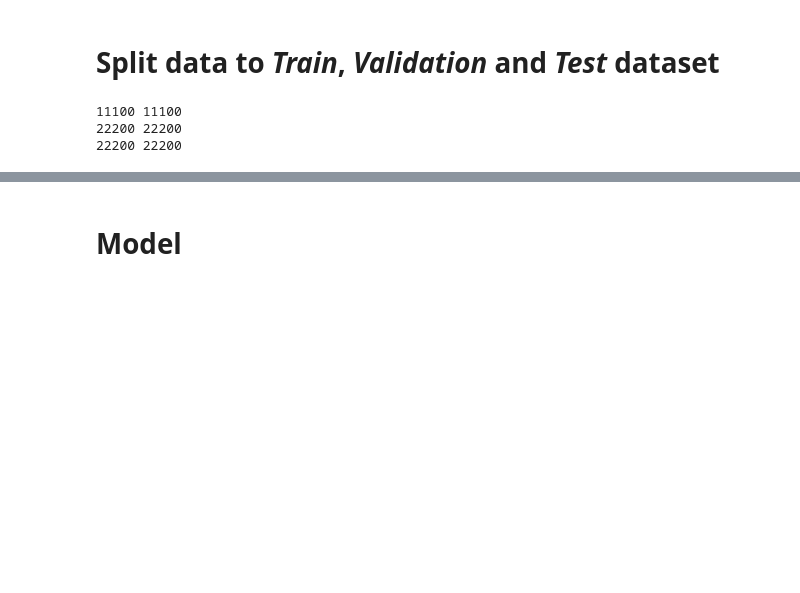
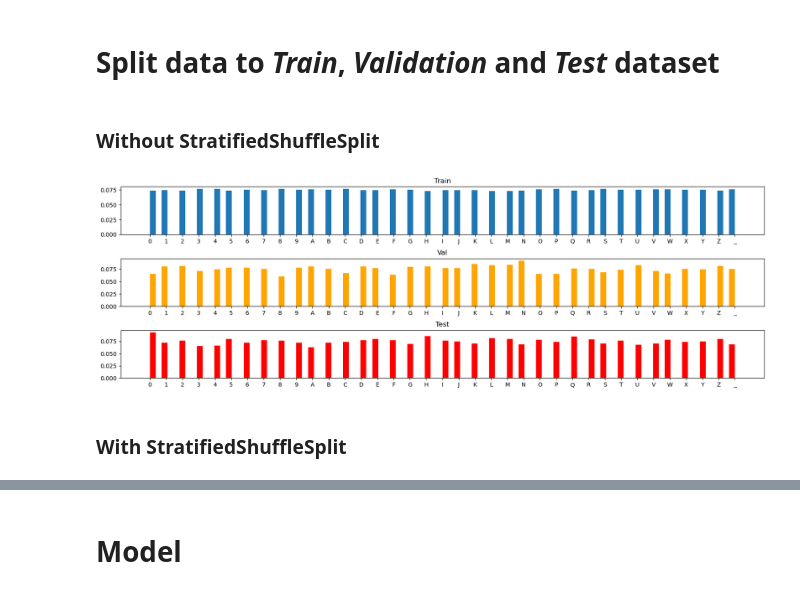
Before and after one commit to KubaOfca/Sign-Language-Recognition, a Jupyter notebook: model.ipynb, the cells around one changed output, grey strips where cells are left out. Saved outputs shown, nothing was run; the diff lists cells and outputs as text; code cells hidden in the pictures; blank space fills up the shorter version.

```diff
--- a/model.ipynb
+++ b/model.ipynb
@@ -116,17 +126,31 @@ plt.show()
 [figure]
 # %% [markdown]
 # Split data to _Train_, _Validation_ and _Test_ dataset
+# %% [markdown]
+### Without StratifiedShuffleSplit
 # %%
 X = [element[0] for element in sign_lng_dataset]
 y = [element[1] for element in sign_lng_dataset]
 # %%
-X_train, X_test, y_train, y_test = train_test_split(X, y, test_size = 0.8)
+X_train, X_test, y_train, y_test = train_test_split(X, y, test_size = 0.2)
 X_test, X_val, y_test, y_val = train_test_split(X_test, y_test, test_size = 0.5)
-# %%
-print(len(X_train), len(y_train))
-print(len(X_test), len(y_test))
-print(len(X_val), len(y_val))
-# %% [output]
-11100 11100
-22200 22200
-22200 22200
+# %%
+fig, axes = plt.subplots(3, 1, figsize=(20, 6))
+
+axes[0].hist(sorted(y_train), bins=100, density=True)
+axes[0].set_title('Train')
+
+axes[1].hist(sorted(y_val), bins=100, density=True, color="orange")
+axes[1].set_title('Val')
+
+axes[2].hist(sorted(y_test), bins=100, density=True, color="red")
+axes[2].set_title('Test')
+
+plt.subplots_adjust(wspace=0.5)
+plt.subplots_adjust(hspace=0.5)
+
+plt.show()
+# %% [output]
+[figure, added]
+# %% [markdown]
+### With StratifiedShuffleSplit
```
Also changed, not shown: parts of 56 cells of this notebook, 2 other files.
